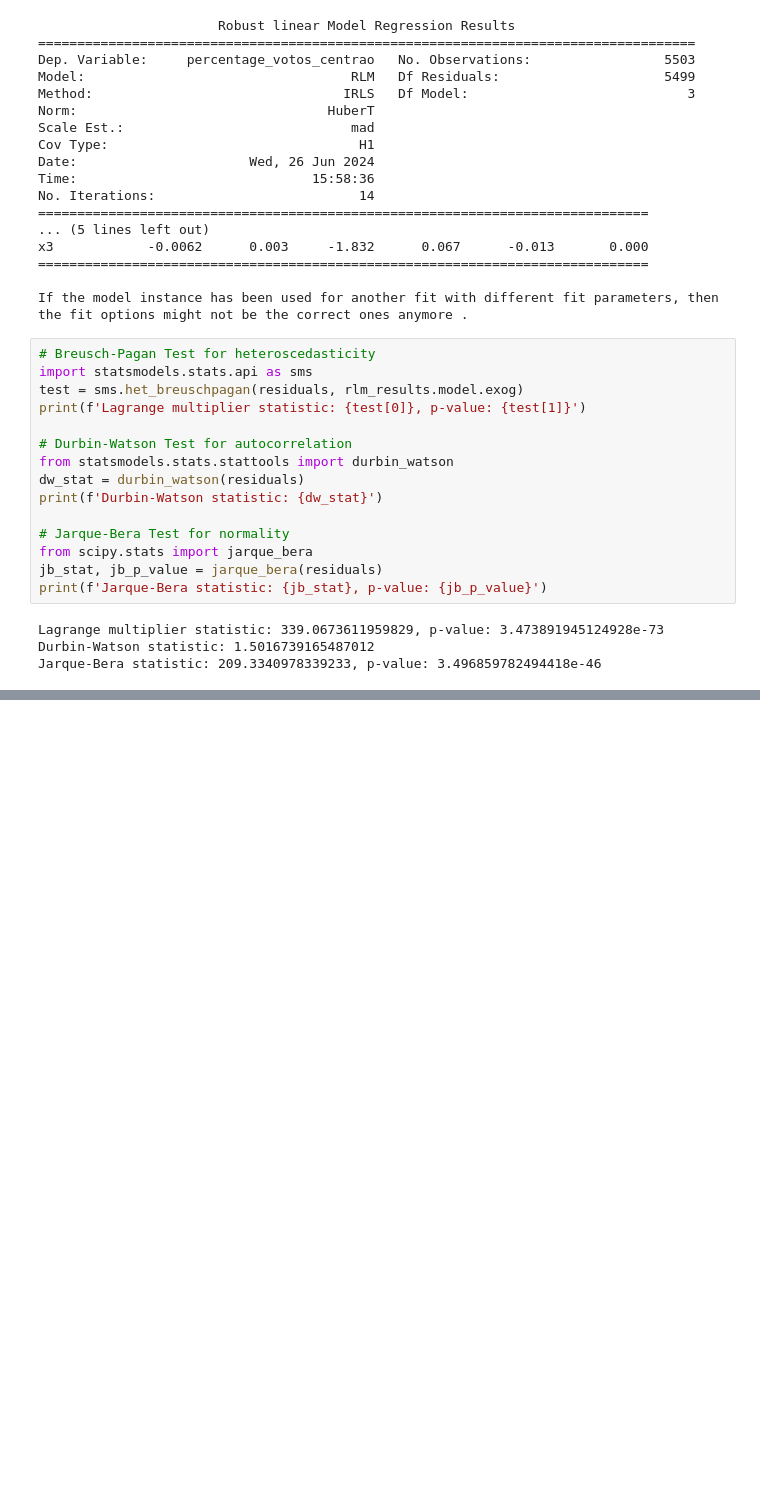
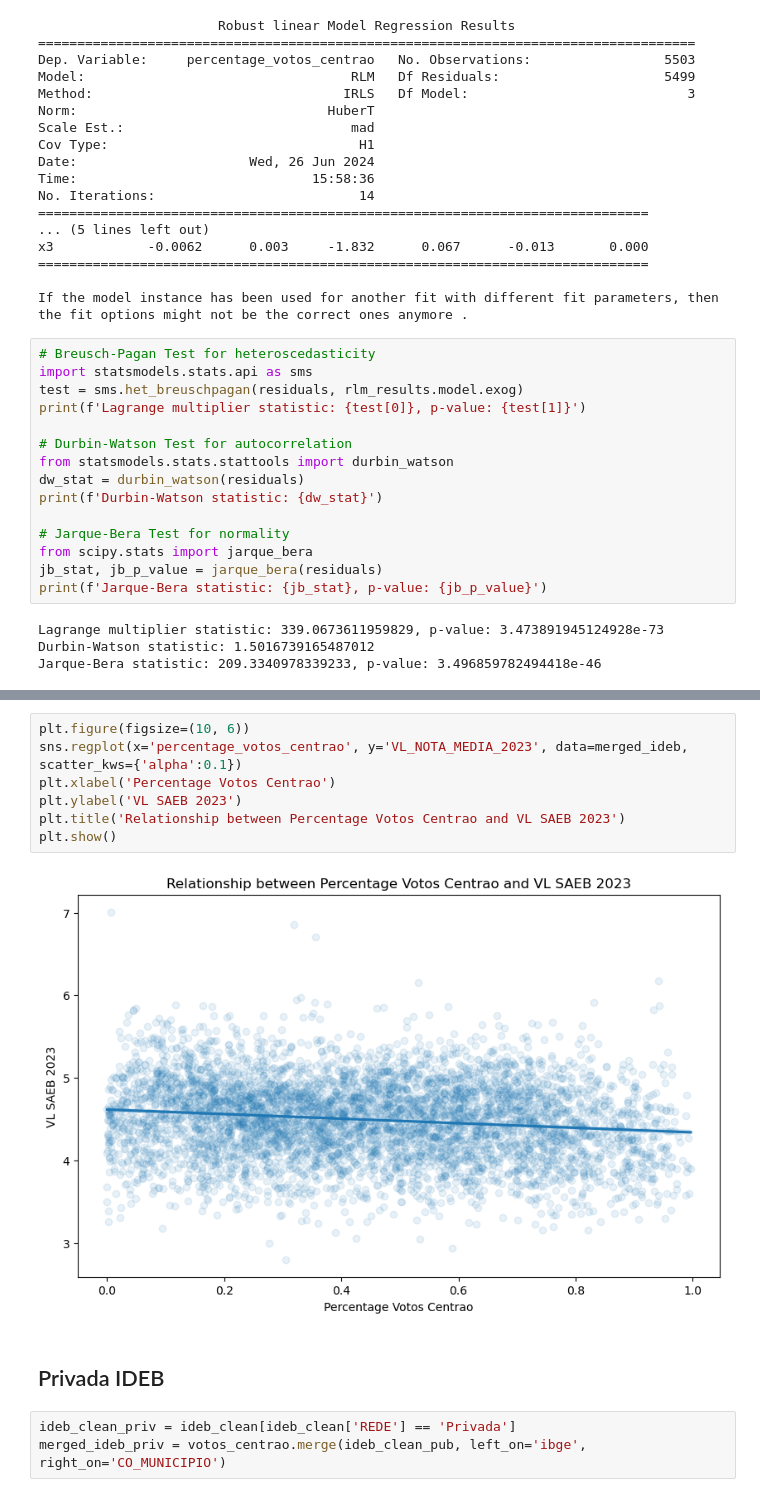
Before and after one commit to LuizVenosa/Grafico-Camera, a Jupyter notebook: Dados consolidado/regression_analysis.ipynb, the cells around one changed output, grey strips where cells are left out. Drawn from its saved outputs; the diff is of its cells as text; blank space fills up the shorter version.

```diff
--- a/Dados consolidado/regression_analysis.ipynb
+++ b/Dados consolidado/regression_analysis.ipynb
@@ -552,0 +765,14 @@ Jarque-Bera statistic: 209.3340978339233, p-value: 3.496859782494418e-46
+# %%
+plt.figure(figsize=(10, 6))
+sns.regplot(x='percentage_votos_centrao', y='VL_NOTA_MEDIA_2023', data=merged_ideb, scatter_kws={'alpha':0.1})
+plt.xlabel('Percentage Votos Centrao')
+plt.ylabel('VL SAEB 2023')
+plt.title('Relationship between Percentage Votos Centrao and VL SAEB 2023')
+plt.show()
+# %% [output]
+[figure, added]
+# %% [markdown]
+## Privada IDEB
+# %%
+ideb_clean_priv = ideb_clean[ideb_clean['REDE'] == 'Privada']
+merged_ideb_priv = votos_centrao.merge(ideb_clean_pub, left_on='ibge', right_on='CO_MUNICIPIO')
```
Also changed, not shown: parts of 39 cells of this notebook, 12 other files.
